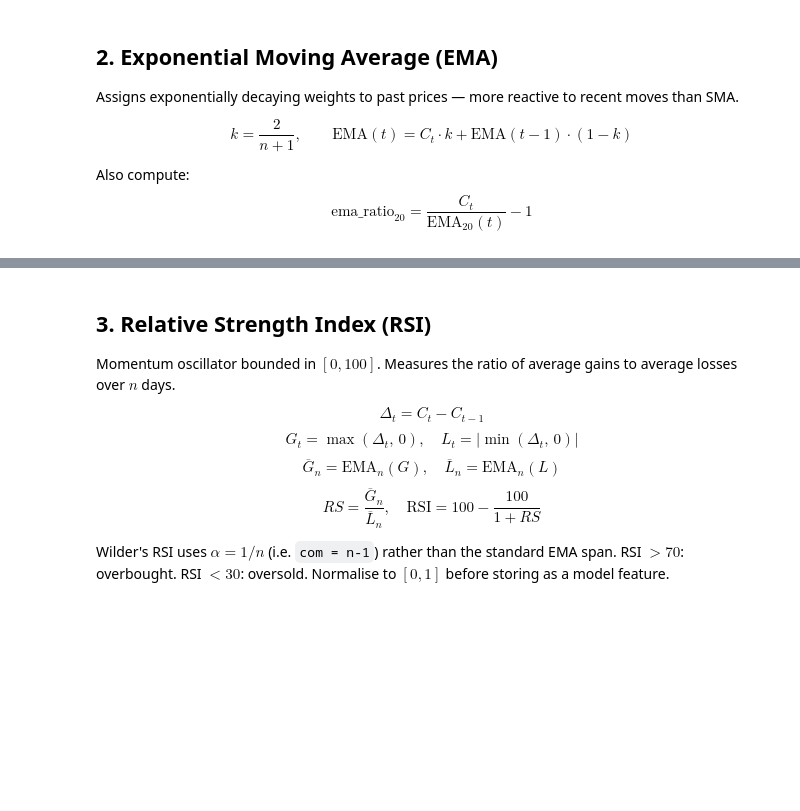
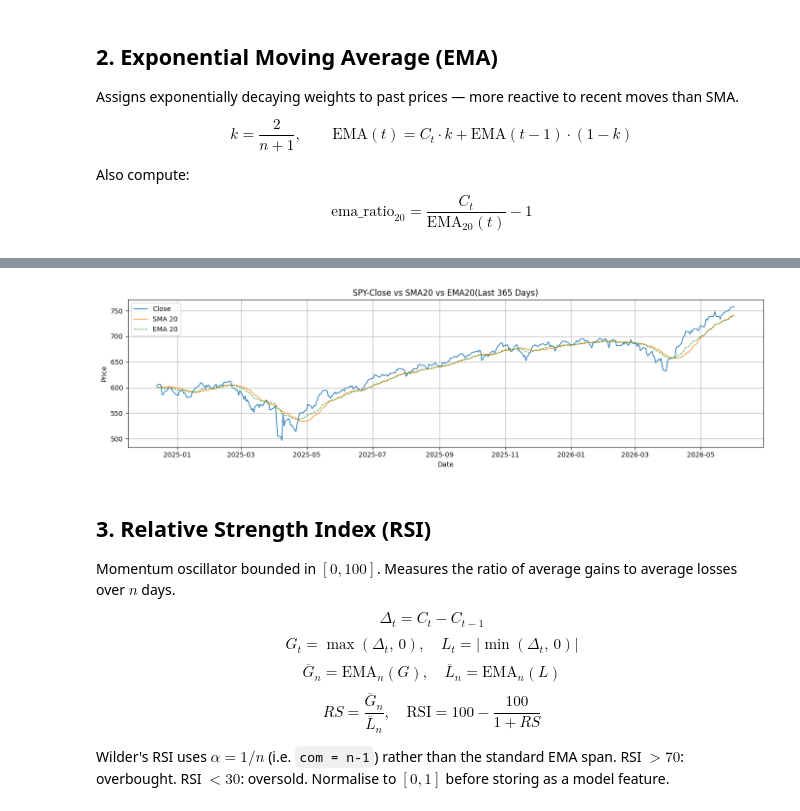
Before and after one commit to Abhinav-pro1003/SOC-Stock-Trading-With-LSTM-And-RL, a Jupyter notebook: Week2/technical_indicators.ipynb, the cells around one changed output, grey strips where cells are left out. Drawn from its saved outputs; the diff is of its cells as text; code cells hidden in the pictures; blank space fills up the shorter version.

```diff
--- a/Week2/technical_indicators.ipynb
+++ b/Week2/technical_indicators.ipynb
@@ -168,7 +166,9 @@ $$\text{ema\_ratio}_{20} = \frac{C_t}{\text{EMA}_{20}(t)} - 1$$
 # %%
 # TODO 2.1 — Compute EMA_12, EMA_20, EMA_26 and ema_ratio_20
 
-# df['ema_12']       = ...
-# df['ema_20']       = ...
-# df['ema_26']       = ...
-# df['ema_ratio_20'] = ...
+df['ema_12']       = close.ewm(span=12,adjust=False).mean() #adjust=False uses std mean formula,span=12-look at last 12 days
+df['ema_20']       = close.ewm(span=20,adjust=False).mean()
+df['ema_26']       = close.ewm(span=26,adjust=False).mean()
+df['ema_ratio_20'] = close/df['ema_20']-1
+
+df[['ema_12','ema_20','ema_26','ema_ratio_20']].head()
@@ -175,6 +183,20 @@ $$\text{ema\_ratio}_{20} = \frac{C_t}{\text{EMA}_{20}(t)} - 1$$
 # %%
 # TODO 2.2 — On a single chart, plot Close + SMA_20 + EMA_20 for the last 365 days
 # Visually confirm: EMA reacts faster to price turns than SMA
+recent=df.iloc[-365:]
+plt.figure(figsize=(14,4))
+plt.plot(recent.index,recent['close'],label='Close',linewidth=1.2)
+plt.plot(recent.index,recent['sma_20'],label='SMA 20',linewidth=1)
+plt.plot(recent.index,recent['ema_20'],label='EMA 20',linewidth=1,linestyle='--')
+plt.title(f'{SYMBOL}-Close vs SMA20 vs EMA20(Last 365 Days)')
+plt.xlabel('Date')
+plt.ylabel('Price')
+plt.legend()
+plt.grid(True)
+plt.tight_layout()
+plt.show()
+# %% [output]
+[figure, added]
 # %% [markdown]
 ## 3. Relative Strength Index (RSI)
 
```
Also changed, not shown: parts of 8 cells of this notebook.
